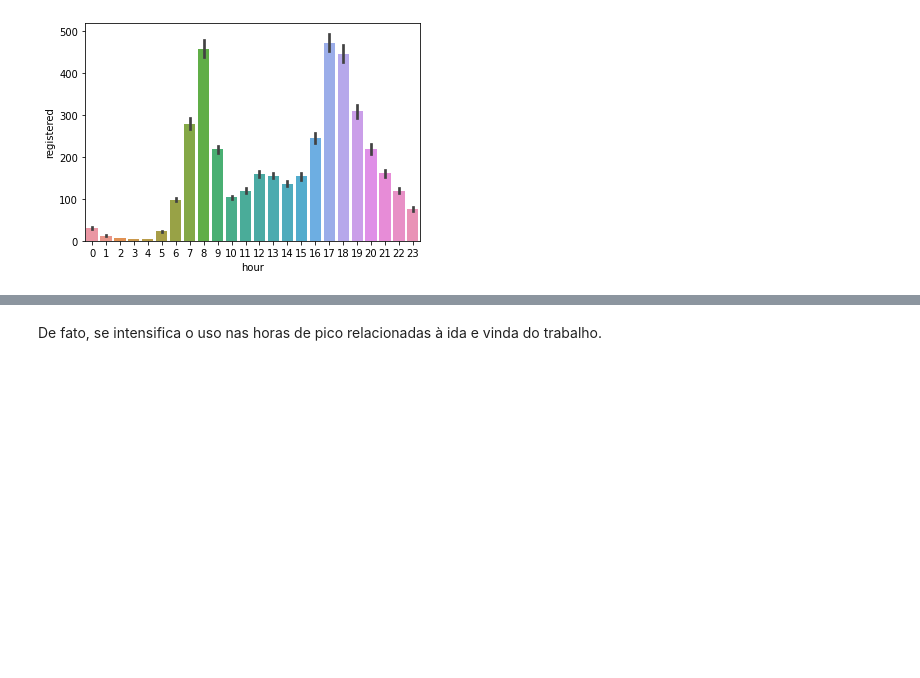
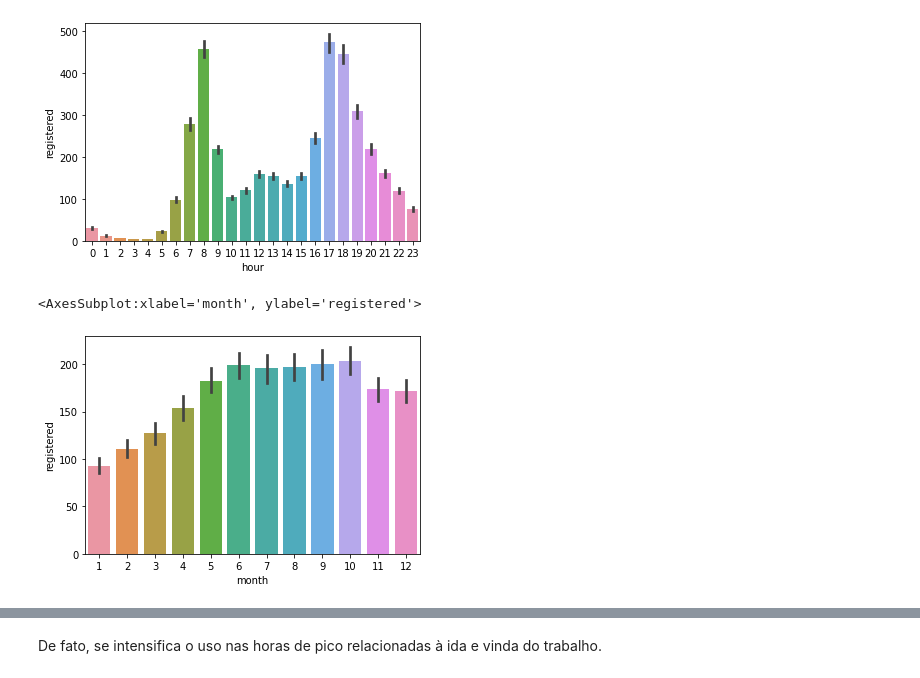
Before and after one commit to leotanaka4/Trabalho2LingProg, a Jupyter notebook: ans.ipynb, the cells around one changed output, grey strips where cells are left out. Drawn from its saved outputs; the diff is of its cells as text; code cells hidden in the pictures; blank space fills up the shorter version.

```diff
--- a/ans.ipynb
+++ b/ans.ipynb
@@ -173,3 +173,8 @@ sns.barplot(x="hour", y="registered", data=data_registered_workingday)
 # %% [output]
 <AxesSubplot:xlabel='hour', ylabel='registered'>
 [figure]
+# %%
+sns.barplot(x="month", y="registered", data=data_registered_workingday)
+# %% [output]
+<AxesSubplot:xlabel='month', ylabel='registered'>
+[figure, added]
```
Also changed, not shown: parts of 36 cells of this notebook, 1 other file.
